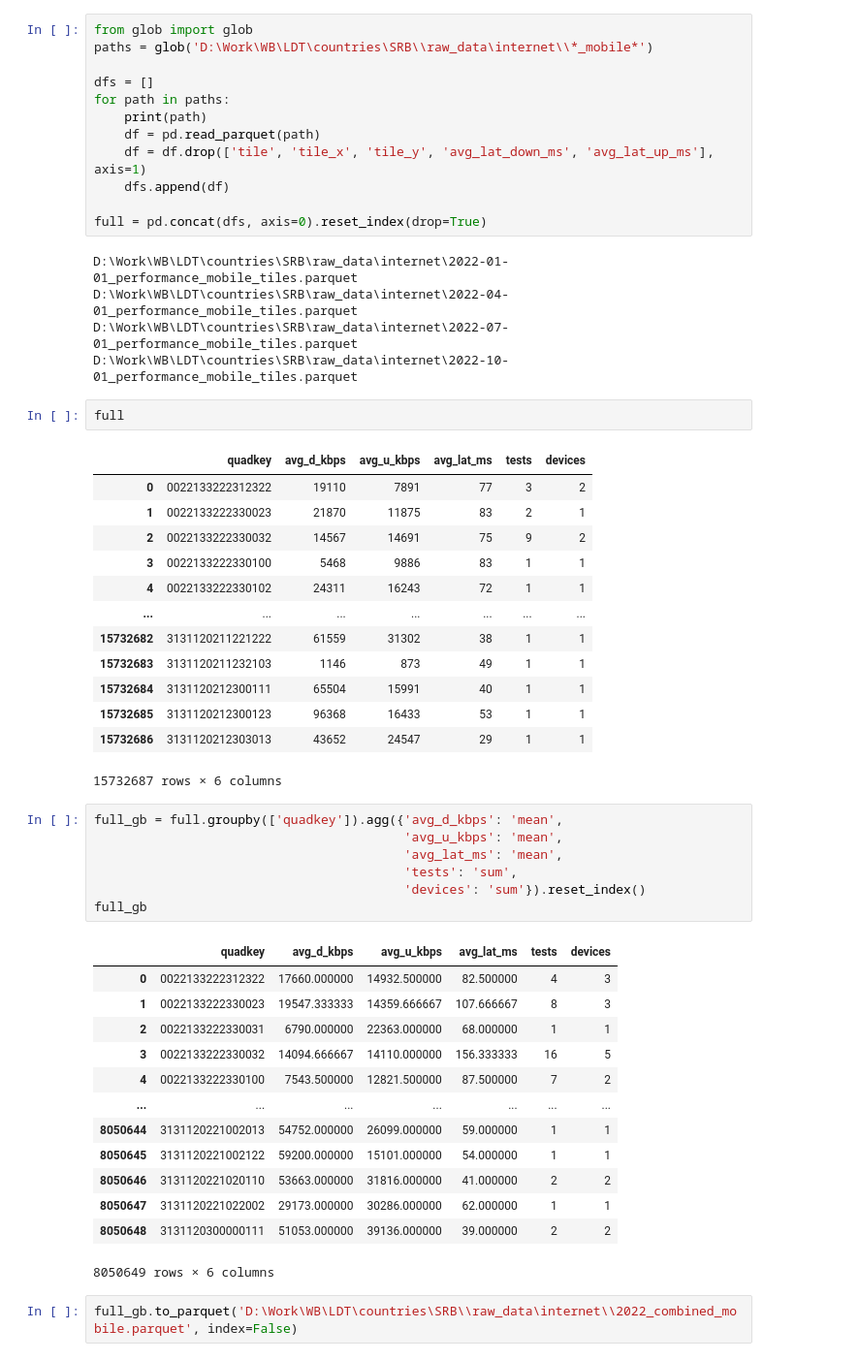
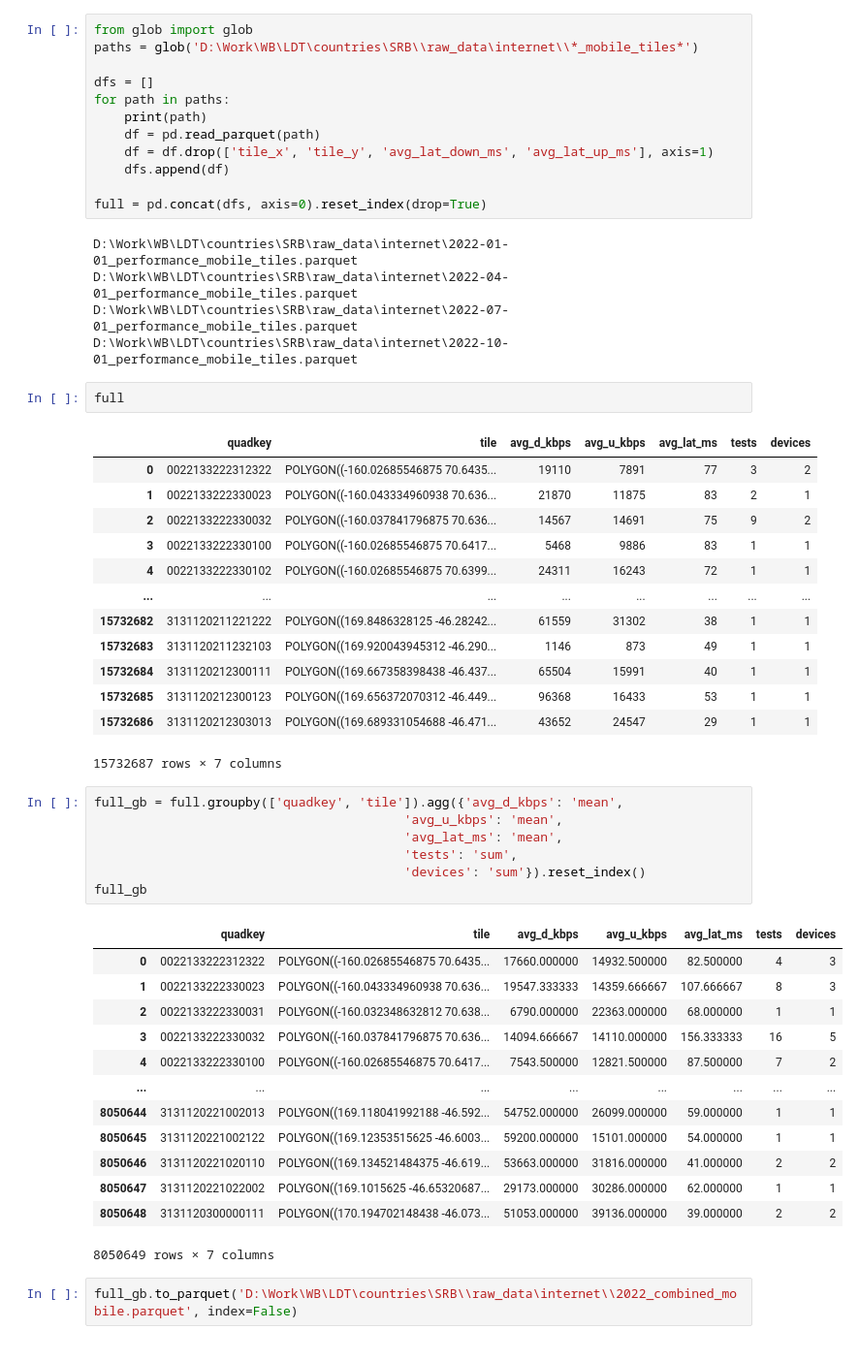
Before and after one commit to sonleh96/wb-gpbp-ldt, a Jupyter notebook: notebooks/cell_tower.ipynb, the cells around one changed output. Shown at 97% size. Cells and saved outputs as stored; diff of their text form.

Commit message:
finalized internet indicators

```diff
--- a/notebooks/cell_tower.ipynb
+++ b/notebooks/cell_tower.ipynb
@@ -202,13 +304,13 @@ df.drop(['tile', 'tile_x', 'tile_y', 'avg_lat_down_ms', 'avg_lat_up_ms'], axis=1
 6780815 rows × 6 columns
 # %%
 from glob import glob
-paths = glob('D:\Work\WB\LDT\countries\SRB\\raw_data\internet\\*_mobile*')
+paths = glob('D:\Work\WB\LDT\countries\SRB\\raw_data\internet\\*_mobile_tiles*')
 
 dfs = []
 for path in paths:
     print(path)
     df = pd.read_parquet(path)
-    df = df.drop(['tile', 'tile_x', 'tile_y', 'avg_lat_down_ms', 'avg_lat_up_ms'], axis=1)
+    df = df.drop(['tile_x', 'tile_y', 'avg_lat_down_ms', 'avg_lat_up_ms'], axis=1)
     dfs.append(df)
 
 full = pd.concat(dfs, axis=0).reset_index(drop=True)
@@ -220,39 +322,39 @@ D:\Work\WB\LDT\countries\SRB\raw_data\internet\2022-10-01_performance_mobile_til
 # %%
 full
 # %% [output]
-|  | quadkey | avg_d_kbps | avg_u_kbps | avg_lat_ms | tests | devices |
-| 0 | 0022133222312322 | 19110 | 7891 | 77 | 3 | 2 |
-| 1 | 0022133222330023 | 21870 | 11875 | 83 | 2 | 1 |
-| 2 | 0022133222330032 | 14567 | 14691 | 75 | 9 | 2 |
-| 3 | 0022133222330100 | 5468 | 9886 | 83 | 1 | 1 |
-| 4 | 0022133222330102 | 24311 | 16243 | 72 | 1 | 1 |
-| ... | ... | ... | ... | ... | ... | ... |
-| 15732682 | 3131120211221222 | 61559 | 31302 | 38 | 1 | 1 |
-| 15732683 | 3131120211232103 | 1146 | 873 | 49 | 1 | 1 |
-| 15732684 | 3131120212300111 | 65504 | 15991 | 40 | 1 | 1 |
-| 15732685 | 3131120212300123 | 96368 | 16433 | 53 | 1 | 1 |
-| 15732686 | 3131120212303013 | 43652 | 24547 | 29 | 1 | 1 |
+|  | quadkey | tile | avg_d_kbps | avg_u_kbps | avg_lat_ms | tests | devices |
+| 0 | 0022133222312322 | POLYGON((-160.02685546875 70.6435... | 19110 | 7891 | 77 | 3 | 2 |
+| 1 | 0022133222330023 | POLYGON((-160.043334960938 70.636... | 21870 | 11875 | 83 | 2 | 1 |
+| 2 | 0022133222330032 | POLYGON((-160.037841796875 70.636... | 14567 | 14691 | 75 | 9 | 2 |
+| 3 | 0022133222330100 | POLYGON((-160.02685546875 70.6417... | 5468 | 9886 | 83 | 1 | 1 |
+| 4 | 0022133222330102 | POLYGON((-160.02685546875 70.6399... | 24311 | 16243 | 72 | 1 | 1 |
+| ... | ... | ... | ... | ... | ... | ... | ... |
+| 15732682 | 3131120211221222 | POLYGON((169.8486328125 -46.28242... | 61559 | 31302 | 38 | 1 | 1 |
+| 15732683 | 3131120211232103 | POLYGON((169.920043945312 -46.290... | 1146 | 873 | 49 | 1 | 1 |
+| 15732684 | 3131120212300111 | POLYGON((169.667358398438 -46.437... | 65504 | 15991 | 40 | 1 | 1 |
+| 15732685 | 3131120212300123 | POLYGON((169.656372070312 -46.449... | 96368 | 16433 | 53 | 1 | 1 |
+| 15732686 | 3131120212303013 | POLYGON((169.689331054688 -46.471... | 43652 | 24547 | 29 | 1 | 1 |
-15732687 rows × 6 columns
+15732687 rows × 7 columns
 # %%
-full_gb = full.groupby(['quadkey']).agg({'avg_d_kbps': 'mean',
+full_gb = full.groupby(['quadkey', 'tile']).agg({'avg_d_kbps': 'mean',
                                          'avg_u_kbps': 'mean',
                                          'avg_lat_ms': 'mean',
                                          'tests': 'sum',
                                          'devices': 'sum'}).reset_index()
 full_gb
 # %% [output]
-|  | quadkey | avg_d_kbps | avg_u_kbps | avg_lat_ms | tests | devices |
-| 0 | 0022133222312322 | 17660.000000 | 14932.500000 | 82.500000 | 4 | 3 |
-| 1 | 0022133222330023 | 19547.333333 | 14359.666667 | 107.666667 | 8 | 3 |
-| 2 | 0022133222330031 | 6790.000000 | 22363.000000 | 68.000000 | 1 | 1 |
-| 3 | 0022133222330032 | 14094.666667 | 14110.000000 | 156.333333 | 16 | 5 |
-| 4 | 0022133222330100 | 7543.500000 | 12821.500000 | 87.500000 | 7 | 2 |
-| ... | ... | ... | ... | ... | ... | ... |
-| 8050644 | 3131120221002013 | 54752.000000 | 26099.000000 | 59.000000 | 1 | 1 |
-| 8050645 | 3131120221002122 | 59200.000000 | 15101.000000 | 54.000000 | 1 | 1 |
-| 8050646 | 3131120221020110 | 53663.000000 | 31816.000000 | 41.000000 | 2 | 2 |
-| 8050647 | 3131120221022002 | 29173.000000 | 30286.000000 | 62.000000 | 1 | 1 |
-| 8050648 | 3131120300000111 | 51053.000000 | 39136.000000 | 39.000000 | 2 | 2 |
+|  | quadkey | tile | avg_d_kbps | avg_u_kbps | avg_lat_ms | tests | devices |
+| 0 | 0022133222312322 | POLYGON((-160.02685546875 70.6435... | 17660.000000 | 14932.500000 | 82.500000 | 4 | 3 |
+| 1 | 0022133222330023 | POLYGON((-160.043334960938 70.636... | 19547.333333 | 14359.666667 | 107.666667 | 8 | 3 |
+| 2 | 0022133222330031 | POLYGON((-160.032348632812 70.638... | 6790.000000 | 22363.000000 | 68.000000 | 1 | 1 |
+| 3 | 0022133222330032 | POLYGON((-160.037841796875 70.636... | 14094.666667 | 14110.000000 | 156.333333 | 16 | 5 |
+| 4 | 0022133222330100 | POLYGON((-160.02685546875 70.6417... | 7543.500000 | 12821.500000 | 87.500000 | 7 | 2 |
+| ... | ... | ... | ... | ... | ... | ... | ... |
+| 8050644 | 3131120221002013 | POLYGON((169.118041992188 -46.592... | 54752.000000 | 26099.000000 | 59.000000 | 1 | 1 |
+| 8050645 | 3131120221002122 | POLYGON((169.12353515625 -46.6003... | 59200.000000 | 15101.000000 | 54.000000 | 1 | 1 |
+| 8050646 | 3131120221020110 | POLYGON((169.134521484375 -46.619... | 53663.000000 | 31816.000000 | 41.000000 | 2 | 2 |
+| 8050647 | 3131120221022002 | POLYGON((169.1015625 -46.65320687... | 29173.000000 | 30286.000000 | 62.000000 | 1 | 1 |
+| 8050648 | 3131120300000111 | POLYGON((170.194702148438 -46.073... | 51053.000000 | 39136.000000 | 39.000000 | 2 | 2 |
-8050649 rows × 6 columns
+8050649 rows × 7 columns
 # %%
 full_gb.to_parquet('D:\Work\WB\LDT\countries\SRB\\raw_data\internet\\2022_combined_mobile.parquet', index=False)
```
Also changed, not shown: parts of 39 cells of this notebook, 2 other files.
